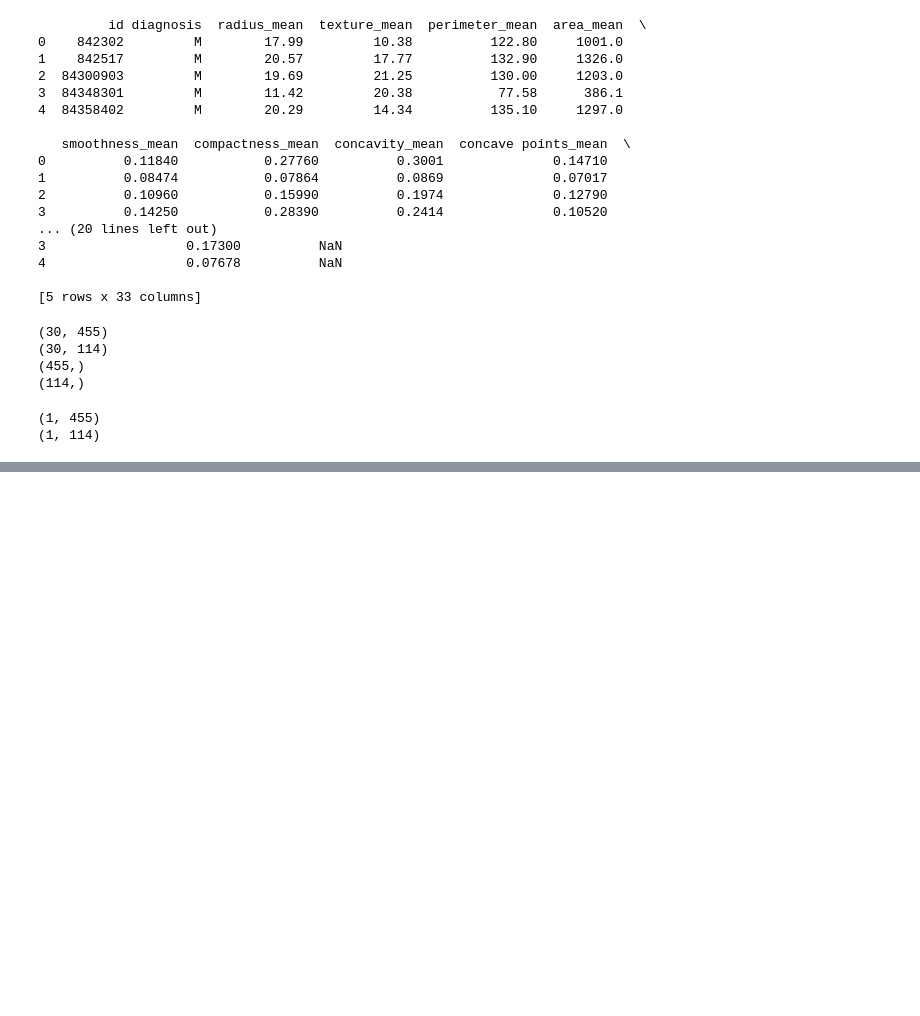
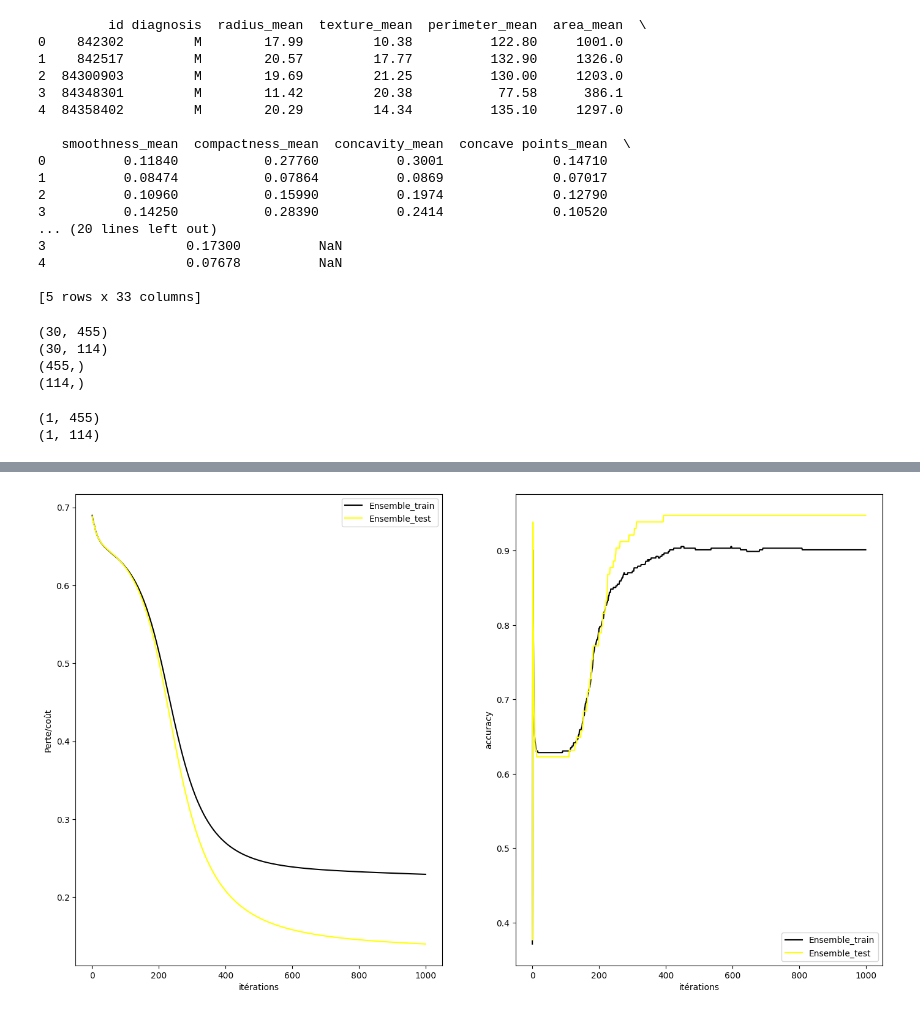
Before and after one commit to sanoukoudouss2-tech/Reseaux-de-neurones-a-3-couches, a Jupyter notebook: réseaux_de_neurones_breast_cancer.ipynb, the cells around one changed output, grey strips where cells are left out. Drawn from its saved outputs; the diff is of its cells as text; code cells hidden in the pictures; blank space fills up the shorter version.

```diff
--- a/réseaux_de_neurones_breast_cancer.ipynb
+++ b/réseaux_de_neurones_breast_cancer.ipynb
@@ -88,0 +85,4 @@ parametres = fit(X_train,X_test,y_train,y_test,32,32,0.01,5000)
+# %%
+par3 = fit(X_train,X_test,y_train,y_test,8,8,0.01,10000)
+# %% [output]
+[figure, added]
```
Also changed, not shown: parts of 5 cells of this notebook.
